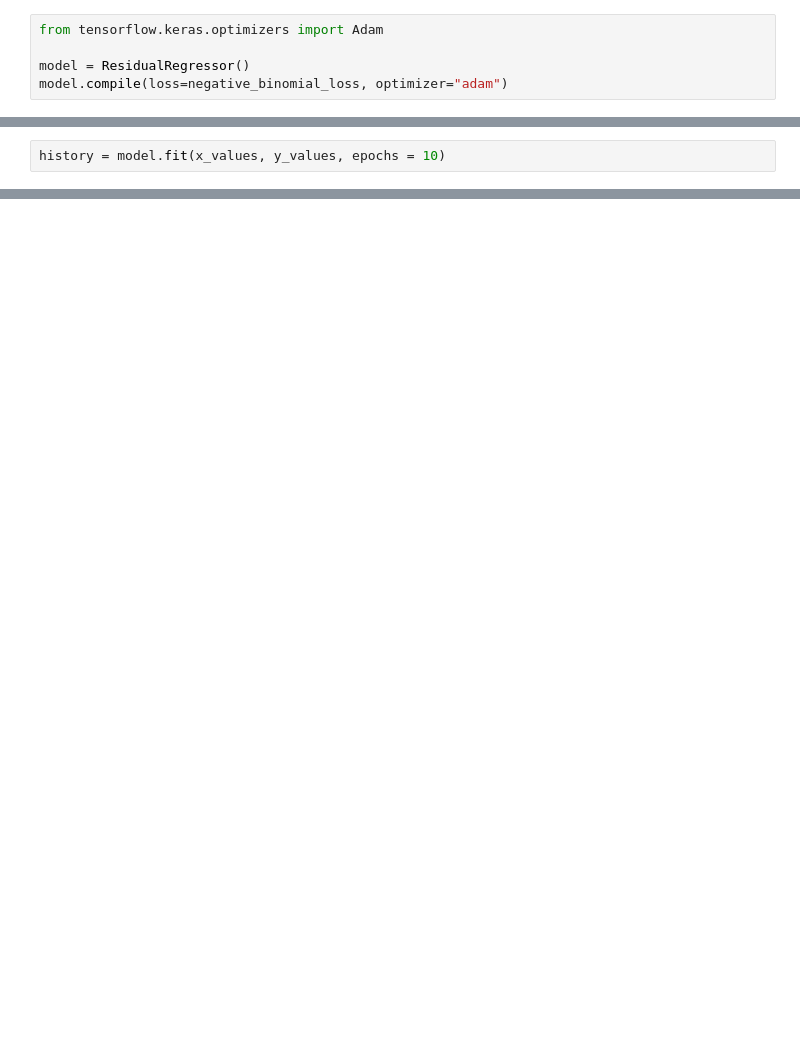
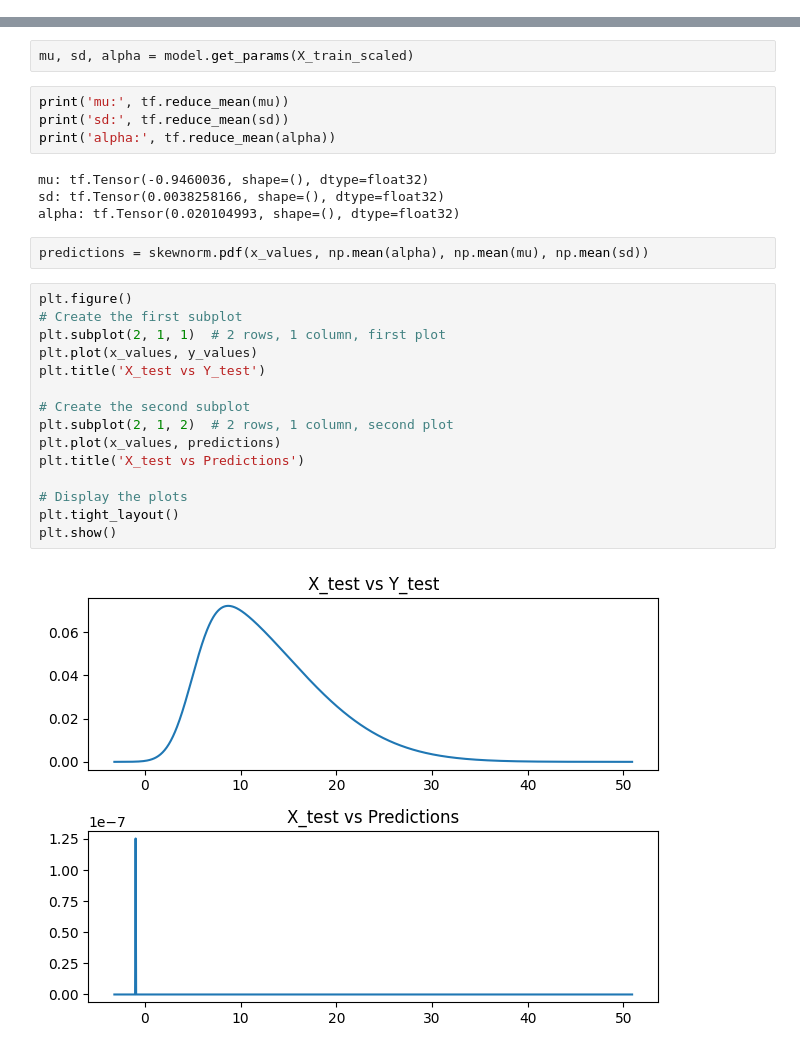
Before and after one commit to sssstforest/Skew-Normal-Distribution-Parameter-Estimator, a Jupyter notebook: TensorflowImplementation.ipynb, the cells around one changed output, grey strips where cells are left out. Drawn from its saved outputs; the diff is of its cells as text; blank space fills up the shorter version.

```diff
--- a/TensorflowImplementation.ipynb
+++ b/TensorflowImplementation.ipynb
@@ -228,5 +134,0 @@ class ResidualRegressor(tf.keras.Model):
-# %%
-from tensorflow.keras.optimizers import Adam
-
-model = ResidualRegressor()
-model.compile(loss=negative_binomial_loss, optimizer="adam")
@@ -249,2 +134,0 @@ Model: "residual_regressor_6"
-# %%
-history = model.fit(x_values, y_values, epochs = 10)
@@ -258,0 +135,29 @@ Detected at node compile_loss/negative_binomial_loss/sub defined at (most recent
+# %%
+mu, sd, alpha = model.get_params(X_train_scaled)
+# %%
+print('mu:', tf.reduce_mean(mu))
+print('sd:', tf.reduce_mean(sd))
+print('alpha:', tf.reduce_mean(alpha))
+# %% [output]
+mu: tf.Tensor(-0.9460036, shape=(), dtype=float32)
+sd: tf.Tensor(0.0038258166, shape=(), dtype=float32)
+alpha: tf.Tensor(0.020104993, shape=(), dtype=float32)
+# %%
+predictions = skewnorm.pdf(x_values, np.mean(alpha), np.mean(mu), np.mean(sd))
+# %%
+plt.figure()
+# Create the first subplot
+plt.subplot(2, 1, 1)  # 2 rows, 1 column, first plot
+plt.plot(x_values, y_values)
+plt.title('X_test vs Y_test')
+
+# Create the second subplot
+plt.subplot(2, 1, 2)  # 2 rows, 1 column, second plot
+plt.plot(x_values, predictions)
+plt.title('X_test vs Predictions')
+
+# Display the plots
+plt.tight_layout()
+plt.show()
+# %% [output]
+[figure, added]
```
Also changed, not shown: parts of 13 cells of this notebook.
